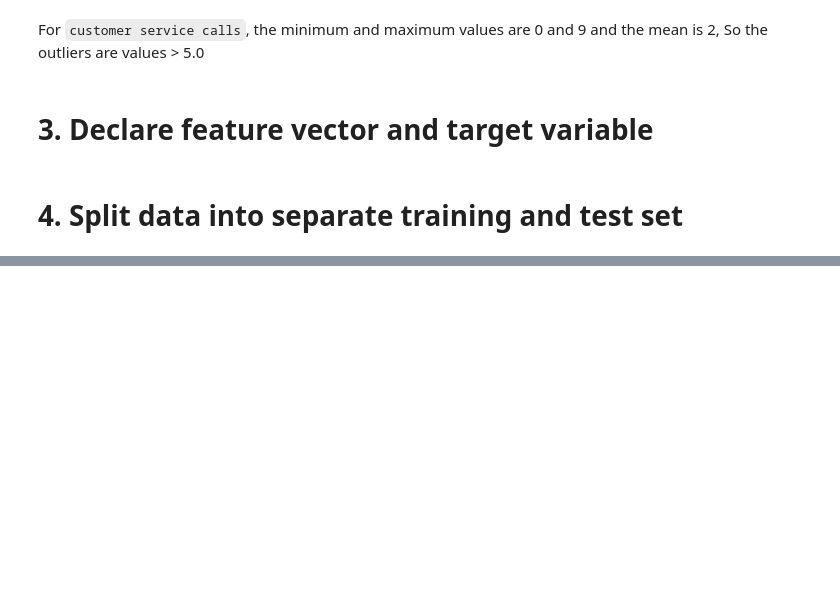
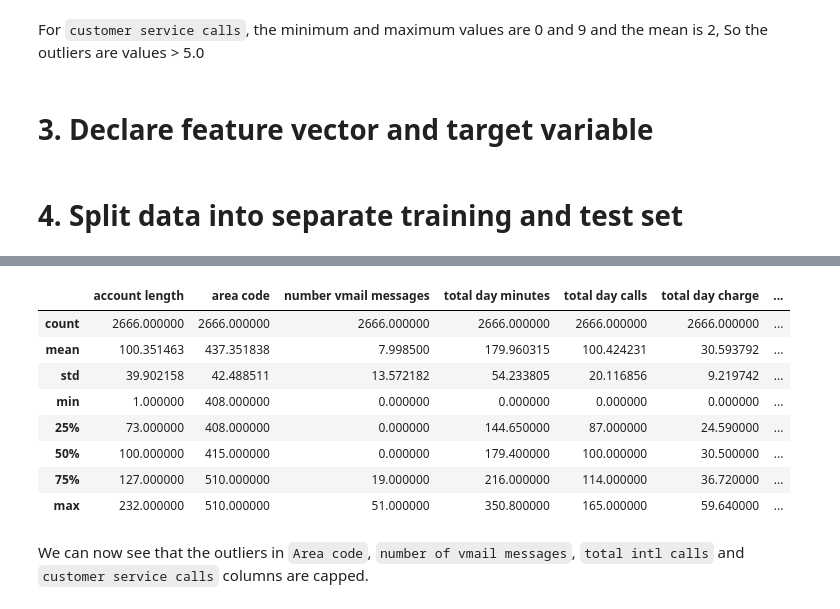
Before and after one commit to Collins-Opiyo/SyriaTelco_Collins_repo-, a Jupyter notebook: index.ipynb, the cells around one changed output, grey strips where cells are left out. Cells and saved outputs as stored; diff of their text form; code cells hidden in the pictures; blank space fills up the shorter version.

Commit message:
both train and test data have been feature engineered

```diff
--- a/index.ipynb
+++ b/index.ipynb
@@ -898,0 +940,6 @@ X_train, X_test, y_train, y_test = train_test_split(X, y, test_size = 0.2, rando
+# %%
+# display numerical variables
+
+#numerical = [col for col in X_train.columns if X_train[col].dtypes != ['object', 'bool']]
+numerical = X_train.select_dtypes(include=['number']).columns.tolist()
+numerical
@@ -898,0 +1112,14 @@ X_train, X_test, y_train, y_test = train_test_split(X, y, test_size = 0.2, rando
+# %%
+X_train[numerical].describe()
+# %% [output]
+|  | account length | area code | number vmail messages | total day minutes | total day calls | total day charge | ... |
+| count | 2666.000000 | 2666.000000 | 2666.000000 | 2666.000000 | 2666.000000 | 2666.000000 | ... |
+| mean | 100.351463 | 437.351838 | 7.998500 | 179.960315 | 100.424231 | 30.593792 | ... |
+| std | 39.902158 | 42.488511 | 13.572182 | 54.233805 | 20.116856 | 9.219742 | ... |
+| min | 1.000000 | 408.000000 | 0.000000 | 0.000000 | 0.000000 | 0.000000 | ... |
+| 25% | 73.000000 | 408.000000 | 0.000000 | 144.650000 | 87.000000 | 24.590000 | ... |
+| 50% | 100.000000 | 415.000000 | 0.000000 | 179.400000 | 100.000000 | 30.500000 | ... |
+| 75% | 127.000000 | 510.000000 | 19.000000 | 216.000000 | 114.000000 | 36.720000 | ... |
+| max | 232.000000 | 510.000000 | 51.000000 | 350.800000 | 165.000000 | 59.640000 | ... |
+# %% [markdown]
+We can now see that the outliers in `Area code`, `number of vmail messages`, `total intl calls` and `customer service calls` columns are capped.
```
Also changed, not shown: parts of 21 cells of this notebook.
